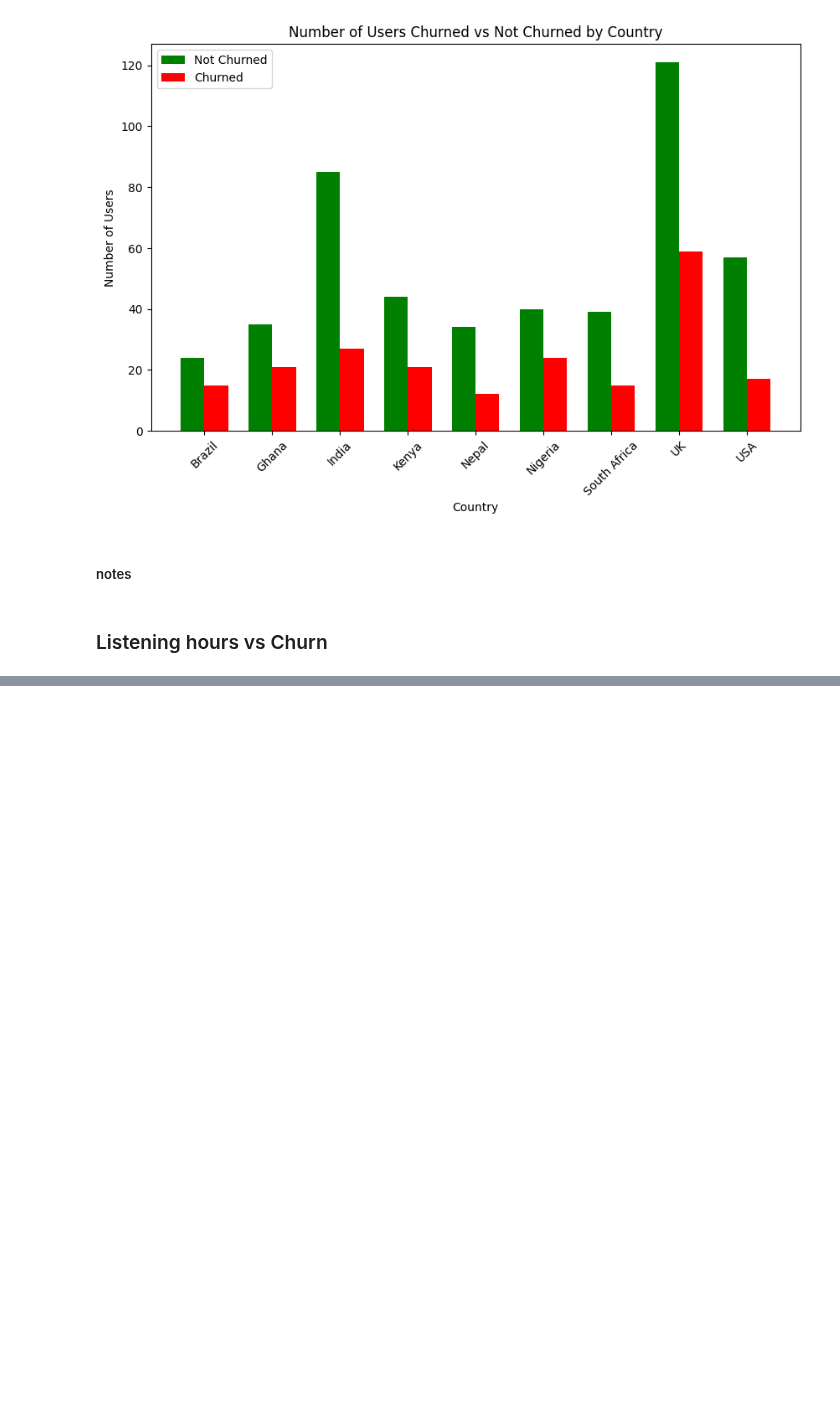
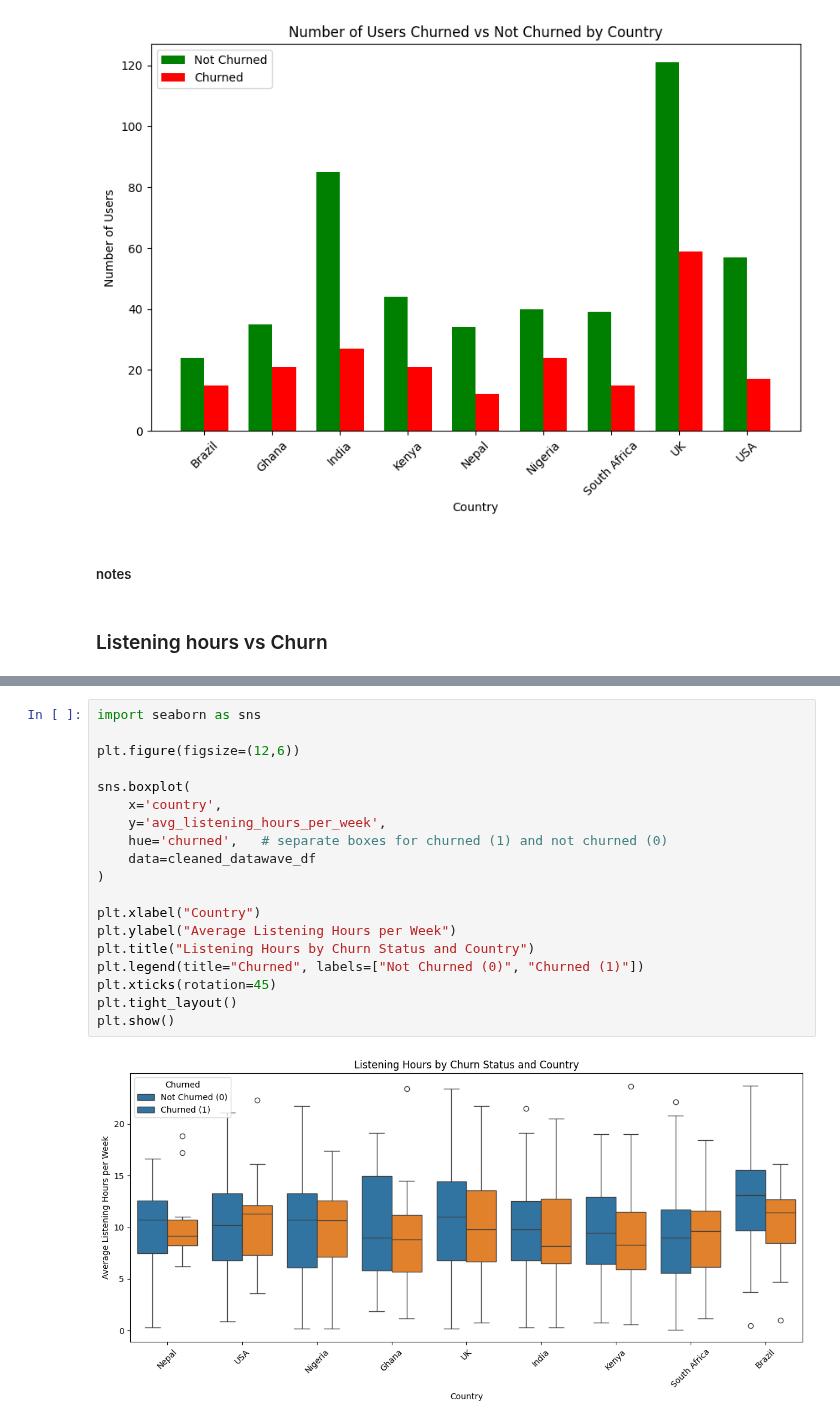
Before and after one commit to ice-alt/PortfolioProjects, a Jupyter notebook: DataWave Music/DataWave_Music_Analysis.ipynb, the cells around one changed output, grey strips where cells are left out. Cells and saved outputs as stored; diff of their text form; blank space fills up the shorter version.

```diff
--- a/DataWave Music/DataWave_Music_Analysis.ipynb
+++ b/DataWave Music/DataWave_Music_Analysis.ipynb
@@ -798,0 +840,21 @@ plt.show()
+# %%
+import seaborn as sns
+
+plt.figure(figsize=(12,6))
+
+sns.boxplot(
+    x='country',
+    y='avg_listening_hours_per_week',
+    hue='churned',   # separate boxes for churned (1) and not churned (0)
+    data=cleaned_datawave_df
+)
+
+plt.xlabel("Country")
+plt.ylabel("Average Listening Hours per Week")
+plt.title("Listening Hours by Churn Status and Country")
+plt.legend(title="Churned", labels=["Not Churned (0)", "Churned (1)"])
+plt.xticks(rotation=45)
+plt.tight_layout()
+plt.show()
+# %% [output]
+[figure, added]
```
Also changed, not shown: parts of 3 cells of this notebook.
